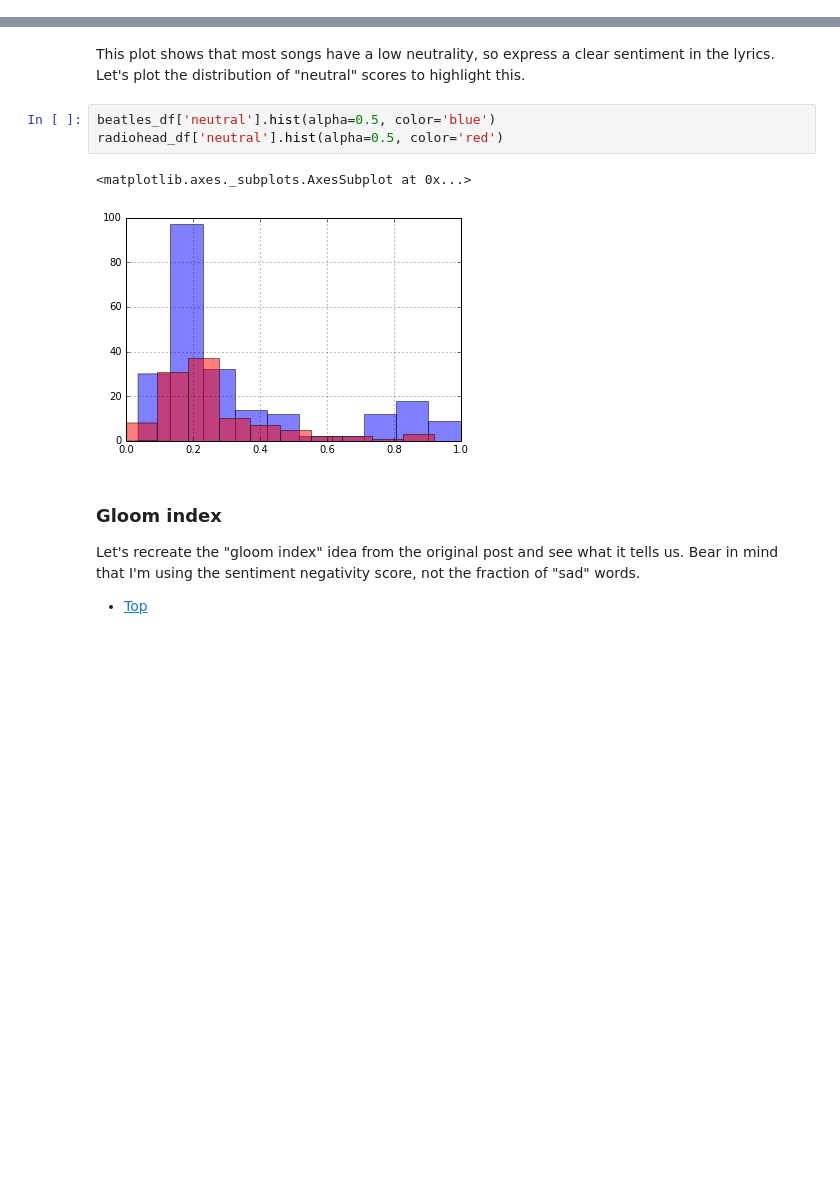
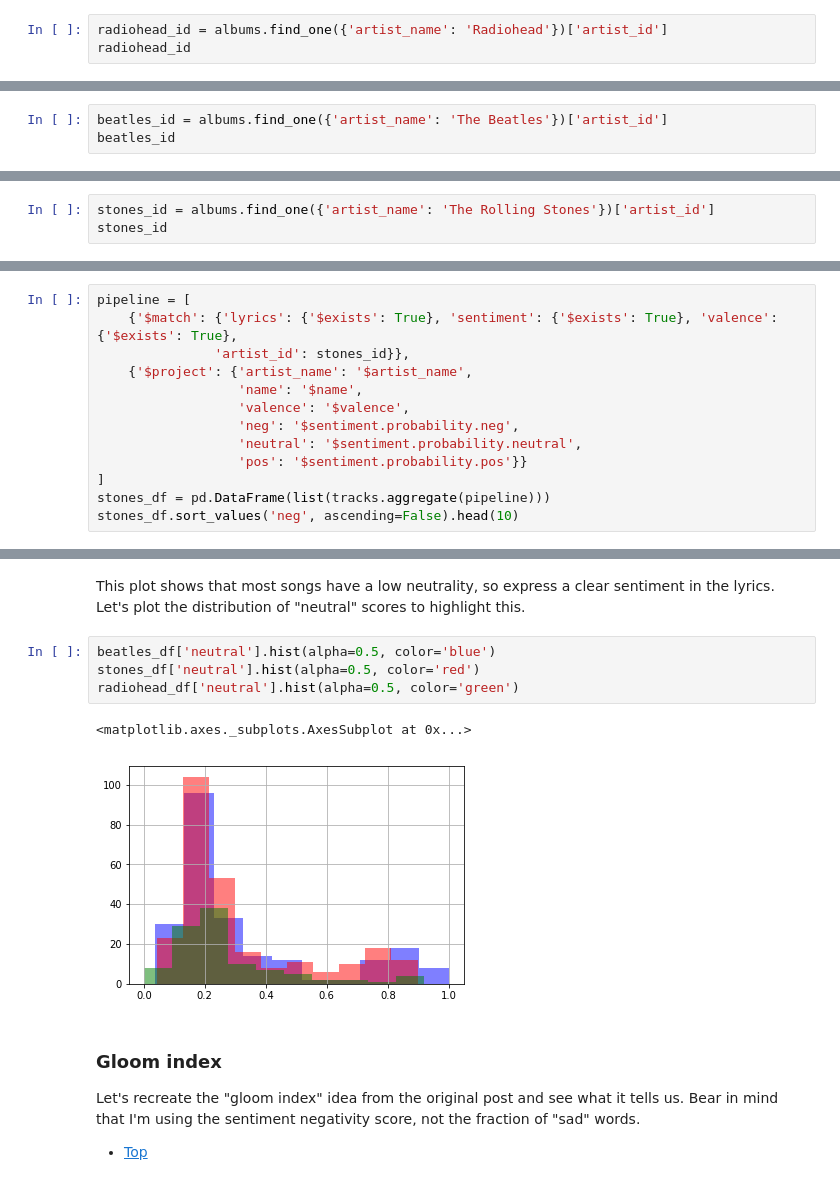
Before and after one commit to NeilNjae/battle-of-the-bands, a Jupyter notebook: beatles-vs-stones-analysis.ipynb, the cells around one changed output, grey strips where cells are left out. Cells and saved outputs as stored; diff of their text form; blank space fills up the shorter version.

```diff
--- a/beatles-vs-stones-analysis.ipynb
+++ b/beatles-vs-stones-analysis.ipynb
@@ -464,0 +81,3 @@ tracks.find_one({'sentiment': {'$exists': True}})
+# %%
+radiohead_id = albums.find_one({'artist_name': 'Radiohead'})['artist_id']
+radiohead_id
@@ -464,0 +86,3 @@ tracks.find_one({'sentiment': {'$exists': True}})
+# %%
+beatles_id = albums.find_one({'artist_name': 'The Beatles'})['artist_id']
+beatles_id
@@ -464,0 +91,3 @@ tracks.find_one({'sentiment': {'$exists': True}})
+# %%
+stones_id = albums.find_one({'artist_name': 'The Rolling Stones'})['artist_id']
+stones_id
@@ -561,0 +231,13 @@ beatles_df.sort_values('neg', ascending=False).head(10)
+# %%
+pipeline = [
+    {'$match': {'lyrics': {'$exists': True}, 'sentiment': {'$exists': True}, 'valence': {'$exists': True},
+               'artist_id': stones_id}},
+    {'$project': {'artist_name': '$artist_name',
+                  'name': '$name',
+                  'valence': '$valence',
+                  'neg': '$sentiment.probability.neg',
+                  'neutral': '$sentiment.probability.neutral',
+                  'pos': '$sentiment.probability.pos'}}
+]
+stones_df = pd.DataFrame(list(tracks.aggregate(pipeline)))
+stones_df.sort_values('neg', ascending=False).head(10)
@@ -610,10 +306,11 @@ plt.show()
 This plot shows that most songs have a low neutrality, so express a clear sentiment in the lyrics. Let's plot the distribution of "neutral" scores to highlight this.
 # %%
 beatles_df['neutral'].hist(alpha=0.5, color='blue')
-radiohead_df['neutral'].hist(alpha=0.5, color='red')
+stones_df['neutral'].hist(alpha=0.5, color='red')
+radiohead_df['neutral'].hist(alpha=0.5, color='green')
 # %% [output]
 <matplotlib.axes._subplots.AxesSubplot at 0x...>
-[figure, old version]
+[figure, new version]
 # %% [markdown]
 ### Gloom index<a name="gloomindex"></a>
 Let's recreate the "gloom index" idea from the original post and see what it tells us. Bear in mind that I'm using the sentiment negativity score, not the fraction of "sad" words.
```
Also changed, not shown: parts of 93 cells of this notebook, 2 other files.
